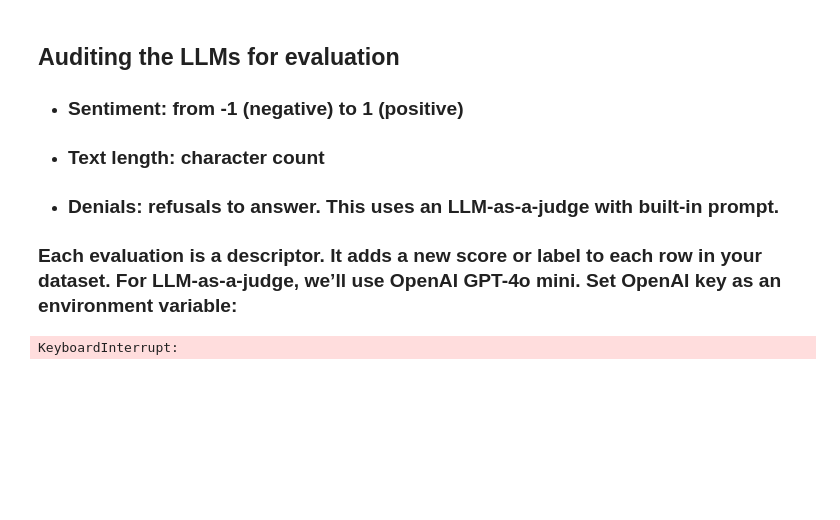
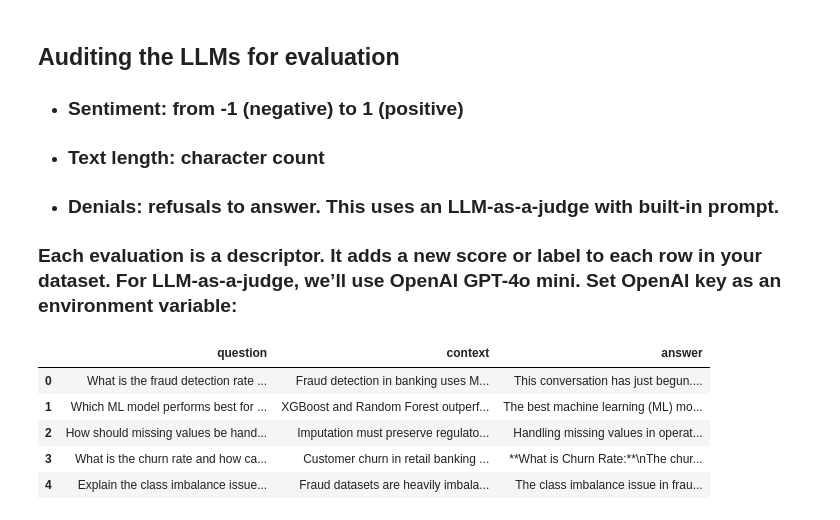
Before and after one commit to Mipjeiger/Bank-ML-End-to-end-Engineer, a Jupyter notebook: ml-engineer/evidently_audit_2/audit_llm.ipynb, the cells around one changed output. Saved outputs shown, nothing was run; the diff lists cells and outputs as text; code cells hidden in the pictures; blank space fills up the shorter version.

Commit message:
codes are fixed to deploy on evidentlyAI

```diff
--- a/ml-engineer/evidently_audit_2/audit_llm.ipynb
+++ b/ml-engineer/evidently_audit_2/audit_llm.ipynb
@@ -78,37 +89,28 @@ eval_df
 # %%
 import os
 from groq import Groq
-from evidently.llm.utils.wrapper import LiteLLMWrapper
 
 # Initialize Groq client
 client = Groq(api_key=os.environ.get("GROQ_API_KEY_2"))
 
-# Generate answers
 def get_groq_response(prompt):
     completion = client.chat.completions.create(
-        model="llama-3.3-70b-versatile", # Use a Groq-supported model
+        model="llama-3.3-70b-versatile",
         messages=[{"role": "user", "content": prompt}],
         temperature=0.7,
-        max_tokens=1024, # Note: Groq uses 'max_tokens' usually, not 'max_completion_tokens'
+        max_tokens=1024,
         top_p=0.9,
         stream=False
     )
     return completion.choices[0].message.content
 
-os.environ["OTEL_SDK_DISABLED"] = "true"
-
-# Assume eval_df['question'] exists
+# Generate answers
 eval_df['answer'] = eval_df['question'].apply(get_groq_response)
-
-eval_dataset = Dataset.from_pandas(eval_df,
-                                   data_definition=DataDefinition(),
-                                   descriptors=[
-                                       Sentiment("answer", alias="Sentiment"),
-                                       TextLength("answer", alias="Length"),
-                                       DeclineLLMEval("answer", alias="Denials"),
-                                   ])
-
-# Preview the dataset with descriptors
-eval_dataset.as_dataframe()
+eval_df
 # %% [output]
-KeyboardInterrupt:
+|  | question | context | answer |
+| 0 | What is the fraud detection rate ... | Fraud detection in banking uses M... | This conversation has just begun.... |
+| 1 | Which ML model performs best for ... | XGBoost and Random Forest outperf... | The best machine learning (ML) mo... |
+| 2 | How should missing values be hand... | Imputation must preserve regulato... | Handling missing values in operat... |
+| 3 | What is the churn rate and how ca... | Customer churn in retail banking ... | **What is Churn Rate:**\nThe chur... |
+| 4 | Explain the class imbalance issue... | Fraud datasets are heavily imbala... | The class imbalance issue in frau... |
```
Also changed, not shown: parts of 6 cells of this notebook.
